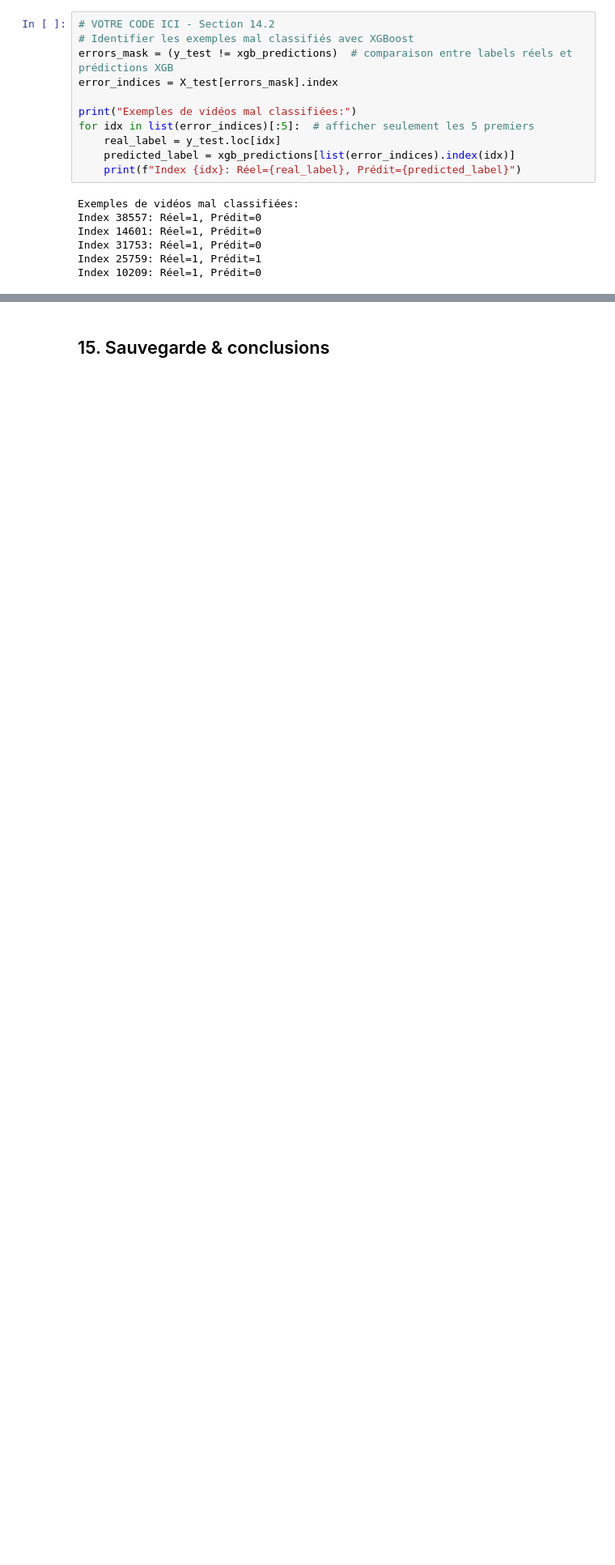
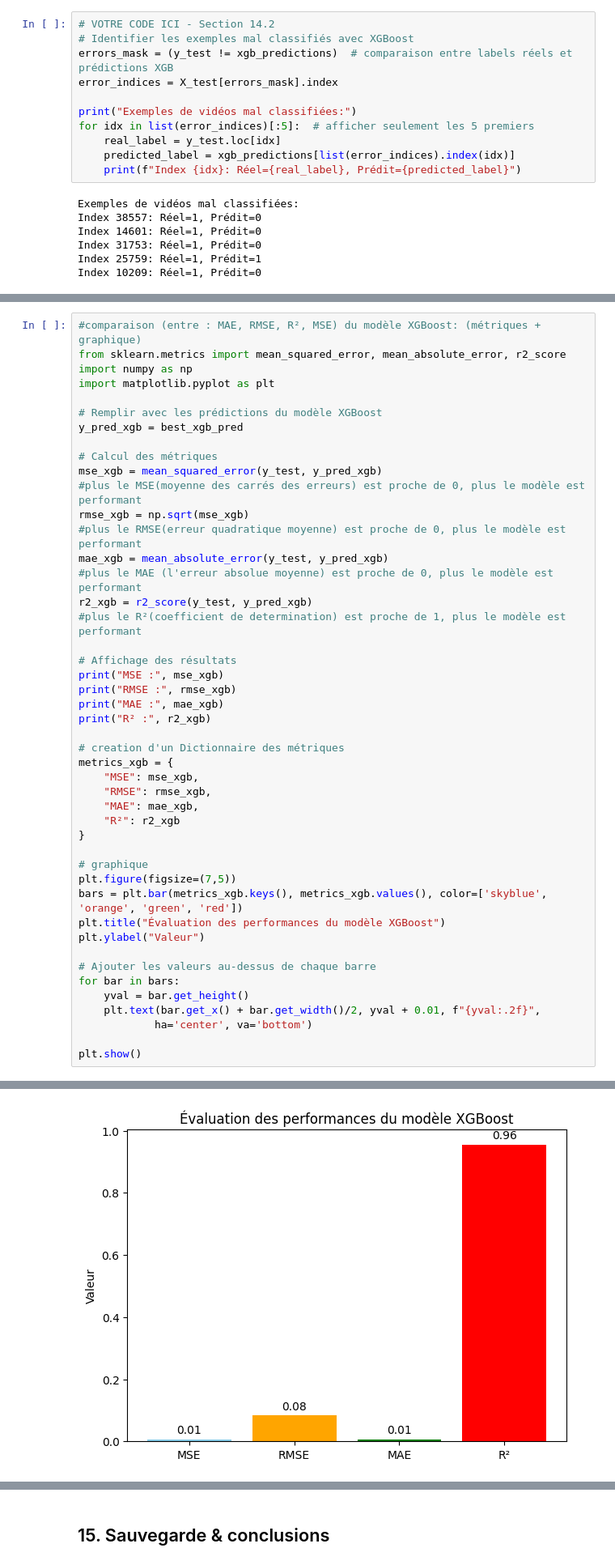
Before and after one commit to Fadila04/classification-IA, a Jupyter notebook: projet-ml-youtube-trending-68b010e7b5bc2532236423.ipynb, the cells around one changed output, grey strips where cells are left out. Shown at 81% size. Drawn from its saved outputs; the diff is of its cells as text; blank space fills up the shorter version.

```diff
--- a/projet-ml-youtube-trending-68b010e7b5bc2532236423.ipynb
+++ b/projet-ml-youtube-trending-68b010e7b5bc2532236423.ipynb
@@ -964,0 +987,47 @@ Index 10209: Réel=1, Prédit=0
+# %%
+#comparaison (entre : MAE, RMSE, R², MSE) du modèle XGBoost: (métriques + graphique)
+from sklearn.metrics import mean_squared_error, mean_absolute_error, r2_score
+import numpy as np
+import matplotlib.pyplot as plt
+
+# Remplir avec les prédictions du modèle XGBoost
+y_pred_xgb = best_xgb_pred
+
+# Calcul des métriques
+mse_xgb = mean_squared_error(y_test, y_pred_xgb)
+#plus le MSE(moyenne des carrés des erreurs) est proche de 0, plus le modèle est performant
+rmse_xgb = np.sqrt(mse_xgb)
+#plus le RMSE(erreur quadratique moyenne) est proche de 0, plus le modèle est performant
+mae_xgb = mean_absolute_error(y_test, y_pred_xgb)
+#plus le MAE (l'erreur absolue moyenne) est proche de 0, plus le modèle est performant
+r2_xgb = r2_score(y_test, y_pred_xgb)
+#plus le R²(coefficient de determination) est proche de 1, plus le modèle est performant
+
+# Affichage des résultats
+print("MSE :", mse_xgb)
+print("RMSE :", rmse_xgb)
+print("MAE :", mae_xgb)
+print("R² :", r2_xgb)
+
+# creation d'un Dictionnaire des métriques
+metrics_xgb = {
+    "MSE": mse_xgb,
+    "RMSE": rmse_xgb,
+    "MAE": mae_xgb,
+    "R²": r2_xgb
+}
+
+# graphique
+plt.figure(figsize=(7,5))
+bars = plt.bar(metrics_xgb.keys(), metrics_xgb.values(), color=['skyblue', 'orange', 'green', 'red'])
+plt.title("Évaluation des performances du modèle XGBoost")
+plt.ylabel("Valeur")
+
+# Ajouter les valeurs au-dessus de chaque barre
+for bar in bars:
+    yval = bar.get_height()
+    plt.text(bar.get_x() + bar.get_width()/2, yval + 0.01, f"{yval:.2f}",
+            ha='center', va='bottom')
+
+plt.show()
+# %% [output]
@@ -964,0 +1038 @@ Index 10209: Réel=1, Prédit=0
+[figure, added]
```
Also changed, not shown: parts of 10 cells of this notebook, 2 other files.
